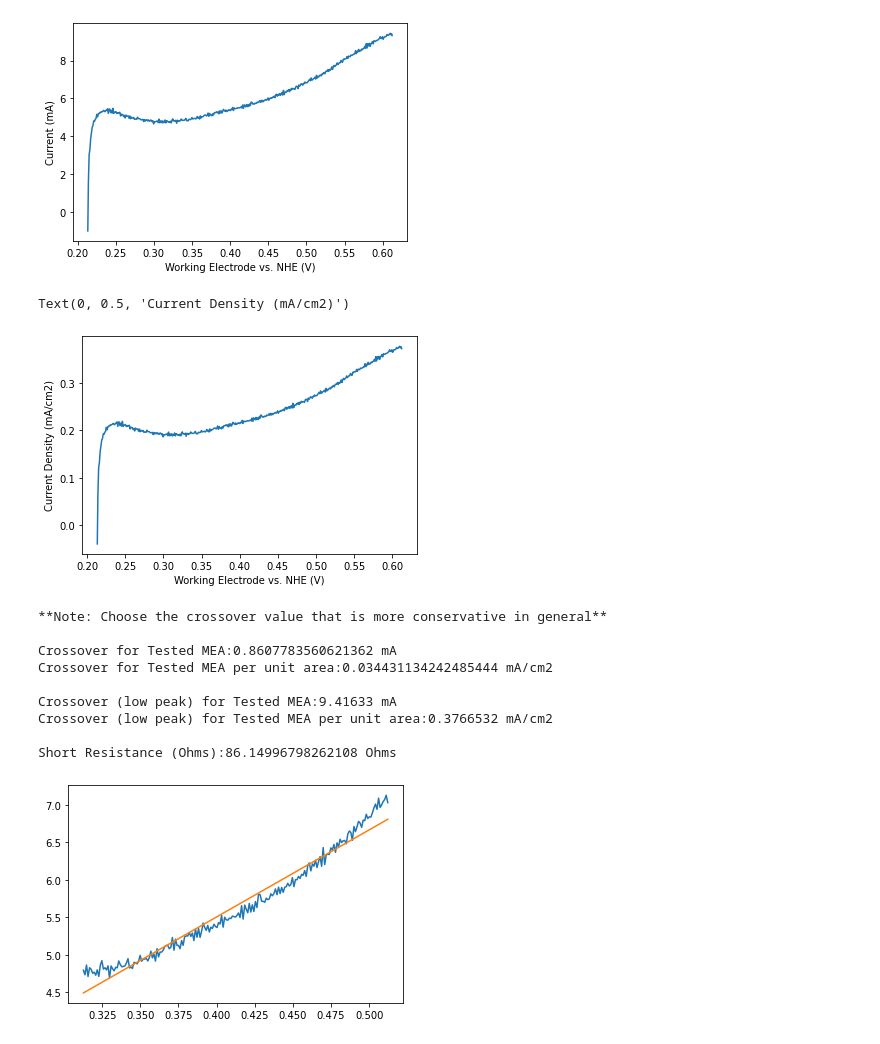
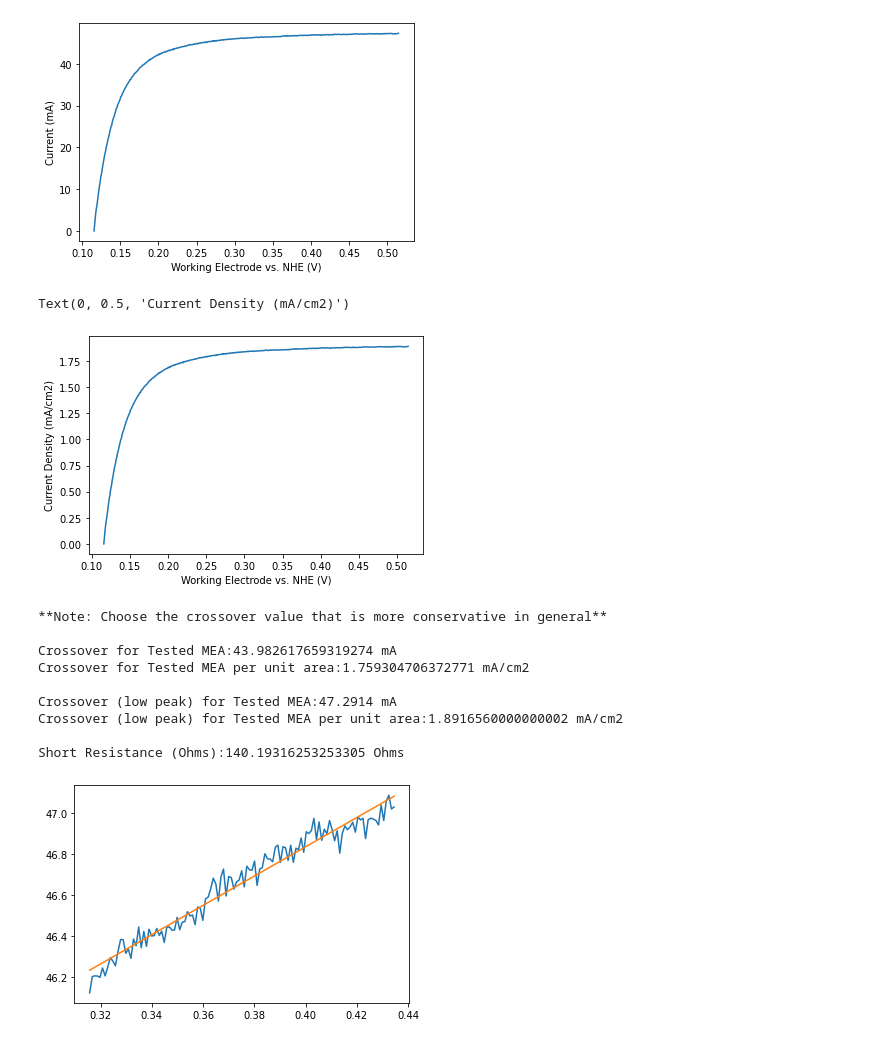
Before and after one commit to shankutagulla/FuelCellScripts, a Jupyter notebook: LSV Crossover Analysis.ipynb, the cells around one changed output. Drawn from its saved outputs; the diff is of its cells as text; code cells hidden in the pictures.

```diff
--- a/LSV Crossover Analysis.ipynb
+++ b/LSV Crossover Analysis.ipynb
@@ -38,7 +38,7 @@ def determine_crossover_peak(df, active_area,xlabel,ylabel,end_percentage):
         return null
 # %%
 AREA=25 #area of MEA in cm2
-filename="/Users/shanmukhkutagulla/My Drive/Fuel Cell Docs/Pstat Data 12142021/Linear Sweep Voltammetry Solo1563 ch1 (2021-12-14 18_29_36)/2_Linear Sweep Voltammetry-Potential Linear Sweep 20211214 182938.csv"
+filename="/Users/shanmukhkutagulla/My Drive/Fuel Cell Docs/Bare Nafion Control 02112022/Nafion Bare 02112022/2_Nafion Bare 02112022-Potential Linear Sweep 20220211 184815.csv"
 # %%
 data=pd.read_csv(filename, usecols=["Working Electrode vs. NHE (V)","Current (mA)"],encoding='cp1252')
 # %%
@@ -47,7 +47,7 @@ plt.plot(data["Working Electrode vs. NHE (V)"],data["Current (mA)"])
 plt.xlabel("Working Electrode vs. NHE (V)");
 plt.ylabel("Current (mA)");
 # %% [output]
-[figure, old version]
+[figure, new version]
 # %%
 #plot with normalization wrt area
 plt.plot(data["Working Electrode vs. NHE (V)"],data["Current (mA)"]/AREA)
@@ -55,29 +55,29 @@ plt.xlabel("Working Electrode vs. NHE (V)")
 plt.ylabel("Current Density (mA/cm2)")
 # %% [output]
 Text(0, 0.5, 'Current Density (mA/cm2)')
-[figure, old version]
+[figure, new version]
 # %%
 #determine crossover via two methods (fit is better for no major soft short, else use the seond)
-crossover_mea=determine_crossover_fit(data,AREA,"Working Electrode vs. NHE (V)","Current (mA)",0.25,0.75)
+crossover_mea=determine_crossover_fit(data,AREA,"Working Electrode vs. NHE (V)","Current (mA)",0.50,0.80)
 crossover_low_peak=determine_crossover_peak(data,AREA,"Working Electrode vs. NHE (V)","Current (mA)",0.25)
 print("**Note: Choose the crossover value that is more conservative in general**")
 print()
 print("Crossover for Tested MEA:" + str(crossover_mea[0]) + " mA")
 print("Crossover for Tested MEA per unit area:" + str(crossover_mea[1]) + " mA/cm2")
 print()
 
 print("Crossover (low peak) for Tested MEA:" + str(crossover_low_peak[0]) + " mA")
 print("Crossover (low peak) for Tested MEA per unit area:" + str(crossover_low_peak[1]) + " mA/cm2")
 print()
 print("Short Resistance (Ohms):" +str(crossover_mea[2]*1000)+ " Ohms")
 # %% [output]
 **Note: Choose the crossover value that is more conservative in general**
 
-Crossover for Tested MEA:0.8607783560621362 mA
-Crossover for Tested MEA per unit area:0.034431134242485444 mA/cm2
+Crossover for Tested MEA:43.982617659319274 mA
+Crossover for Tested MEA per unit area:1.759304706372771 mA/cm2
 
-Crossover (low peak) for Tested MEA:9.41633 mA
-Crossover (low peak) for Tested MEA per unit area:0.3766532 mA/cm2
+Crossover (low peak) for Tested MEA:47.2914 mA
+Crossover (low peak) for Tested MEA per unit area:1.8916560000000002 mA/cm2
 
-Short Resistance (Ohms):86.14996798262108 Ohms
+Short Resistance (Ohms):140.19316253253305 Ohms
-[figure, old version]
+[figure, new version]
```
Also changed, not shown: 3 other files.
